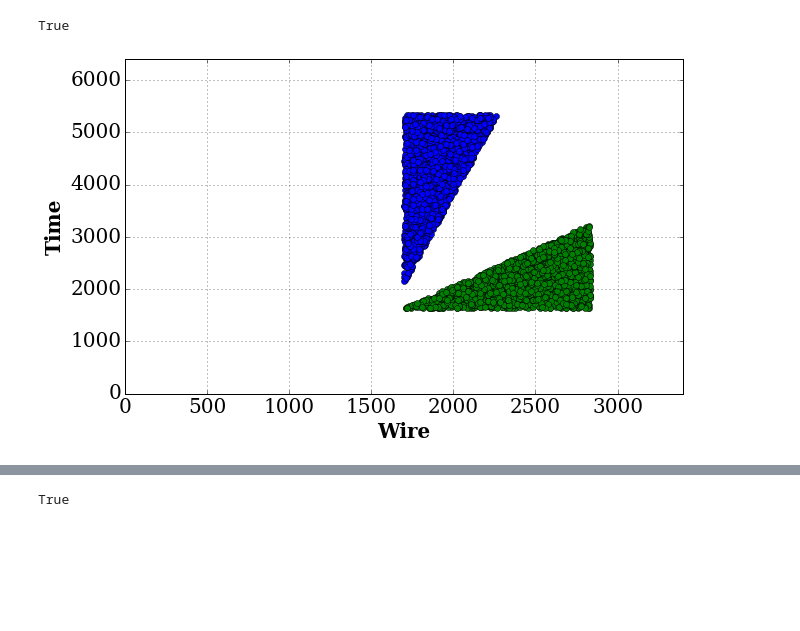
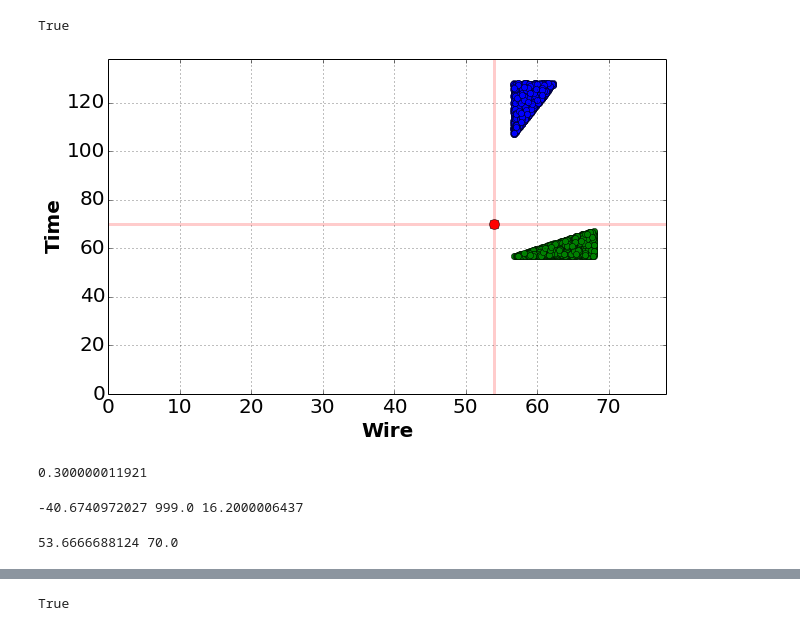
Before and after one commit to NevisUB/LArOpenCV, a Jupyter notebook: mac/unit/fake_pi0_maker.ipynb, the cells around one changed output, grey strips where cells are left out. Saved outputs shown, nothing was run; the diff lists cells and outputs as text; code cells hidden in the pictures; blank space fills up the shorter version.

```diff
--- a/mac/unit/fake_pi0_maker.ipynb
+++ b/mac/unit/fake_pi0_maker.ipynb
@@ -20,8 +21,8 @@ tmax = 6399.0
 tmin = 0.0
 # %%
 #region we want gammas in
-start1 = (wmax/2.0,tmax/3.0)
-end1   = (wmax/1.2,tmax/1.2)
+start1 = (wmax/60.0,tmax/60.0)
+end1   = (wmax/50.0,tmax/50.0)
 
 #gammas have some angle
 slope1 = ( end1[1] - start1[1] ) / ( end1[0] - start1[0] ) * 2.0
@@ -41,19 +43,24 @@ gamma1=a[cone1(a[:,0])  < a[:,1]]
 gamma2=a[cone2(a[:,0]) > a[:,1]]
 
 #Move them 500 ticks down
-gamma2[:,1] -= 500.0
+gamma2[:,1] -= 50.0
 # %%
 #show it
 fig,ax=plt.subplots(figsize=(10,6))
 matplotlib.rcParams['font.size']=20
 matplotlib.rcParams['font.family']='serif'
 ax.plot(gamma1[:,0],gamma1[:,1],'o')
 ax.plot(gamma2[:,0],gamma2[:,1],'o')
-ax.set_xlim(wmin,wmax)
-ax.set_ylim(tmin,tmax)
+ax.set_xlim(0,end1[0]+10)
+ax.set_ylim(0,end1[1]+10)
 ax.set_xlabel("Wire",fontweight='bold')
 ax.set_ylabel("Time",fontweight='bold')
+x1=54
+y1=70
+ax.plot([x1],[y1],'o',color='red',markersize=10)
+ax.vlines(x1,0,end1[1]+10,color='red',lw=3,alpha=0.2)
+ax.hlines(y1,0,end1[0]+10,color='red',lw=3,alpha=0.2)
 ax.grid()
 plt.show()
 # %% [output]
-[figure, old version]
+[figure, new version]
@@ -67,0 +67,28 @@ for g in gamma1:
+# %%
+from larlite import larutil as lu
+geo = lu.Geometry.GetME()
+geoh= lu.GeometryHelper.GetME()
+# %% [output]
+0.300000011921
+# %%
+import ROOT
+
+#cheap way to pass double pointer to ll.vertex's constructor
+a = ROOT.std.vector("double")()
+
+a.push_back((y1-800) * geoh.TimeToCm())
+a.push_back(999) # doesn't matter
+a.push_back(x1 * geoh.WireToCm())
+
+print a[0],a[1],a[2]
+vtx=ll.vertex(a.data())
+# %% [output]
+-40.6740972027 999.0 16.2000006437
+# %%
+#Now that I have the vertex, if I run that 3D_to_2D function, does it actually
+#give me what I want? Namely... x1 and y1 back correctly...
+
+px = geoh.Point_3Dto2D(ROOT.TVector3(vtx.X(),vtx.Y(),vtx.Z()),2)
+print px.w/geoh.WireToCm(),px.t/geoh.TimeToCm() + 800
+# %% [output]
+53.6666688124 70.0
```
Also changed, not shown: parts of 5 cells of this notebook, 6 other files.
